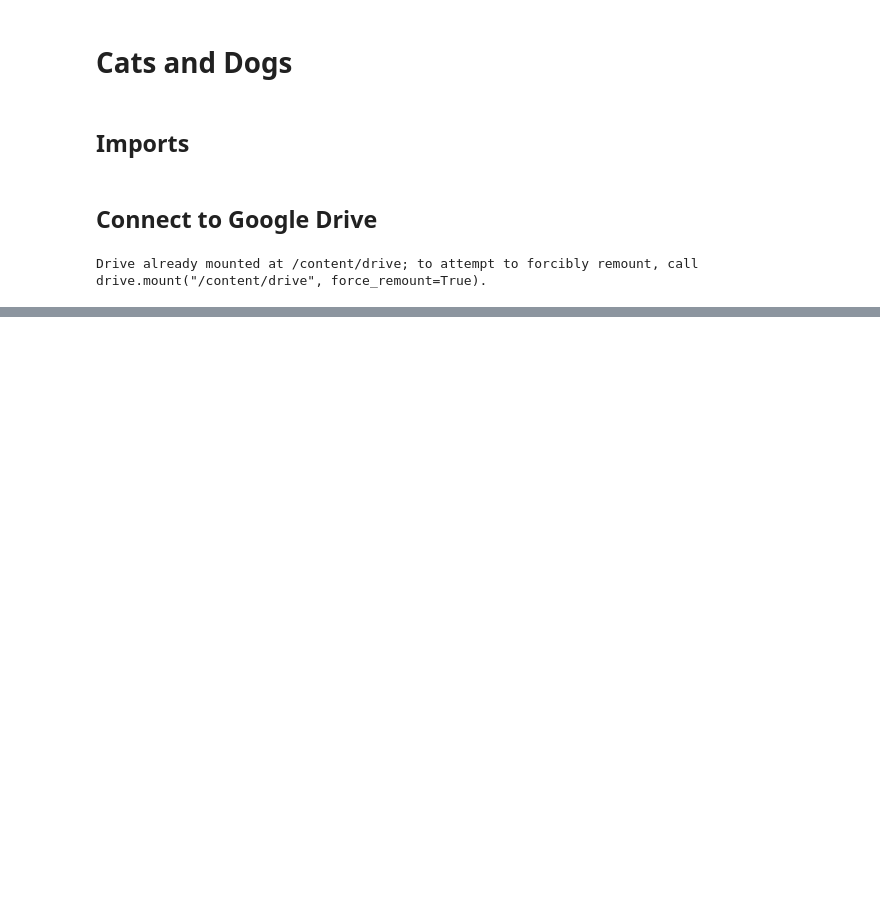
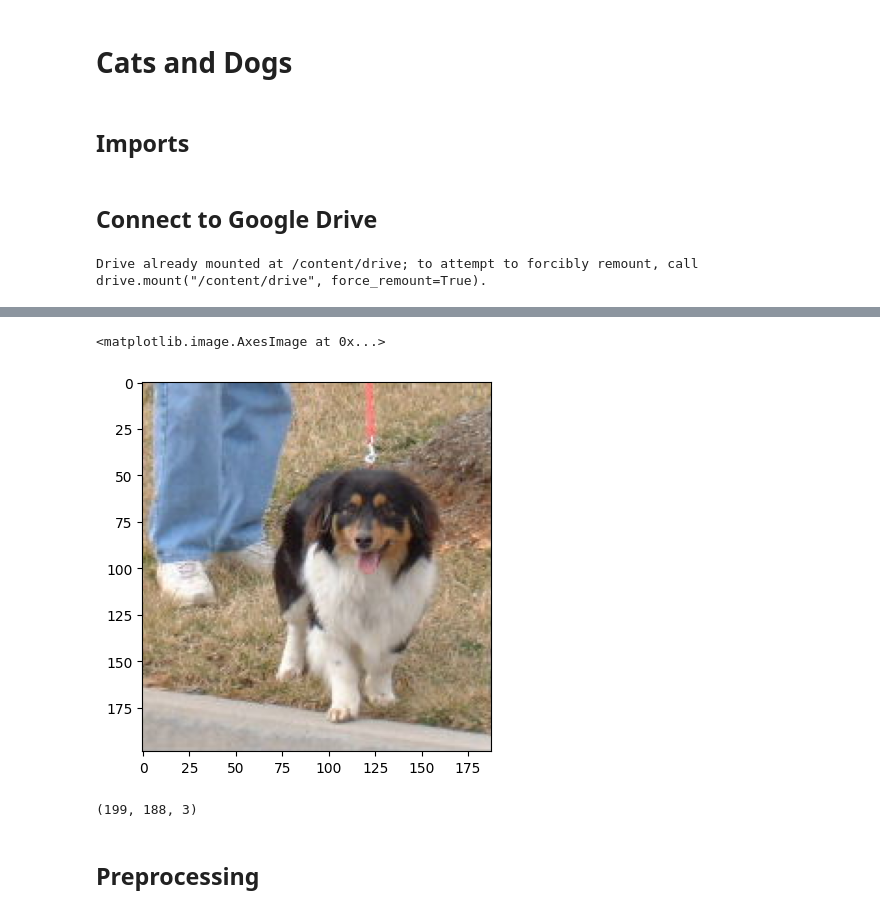
Before and after one commit to Zahed-Golabi/Computer-Vision, a Jupyter notebook: 7. Deep learning for Computer Vision/Cats and Dogs.ipynb, the cells around one changed output, grey strips where cells are left out. Cells and saved outputs as stored; diff of their text form; code cells hidden in the pictures; blank space fills up the shorter version.

```diff
--- a/7. Deep learning for Computer Vision/Cats and Dogs.ipynb
+++ b/7. Deep learning for Computer Vision/Cats and Dogs.ipynb
@@ -29,0 +42,15 @@ CATS_DOGS.zip
+# %%
+dog = cv2.imread("/content/CAT and Dogs/CATS_DOGS/train/DOG/2.jpg")
+# %%
+dog = cv2.cvtColor(dog, cv2.COLOR_BGR2RGB)
+# %%
+plt.imshow(dog)
+# %% [output]
+<matplotlib.image.AxesImage at 0x...>
+[figure, added]
+# %%
+dog.shape
+# %% [output]
+(199, 188, 3)
+# %% [markdown]
+## Preprocessing
```
Also changed, not shown: parts of 9 cells of this notebook.
